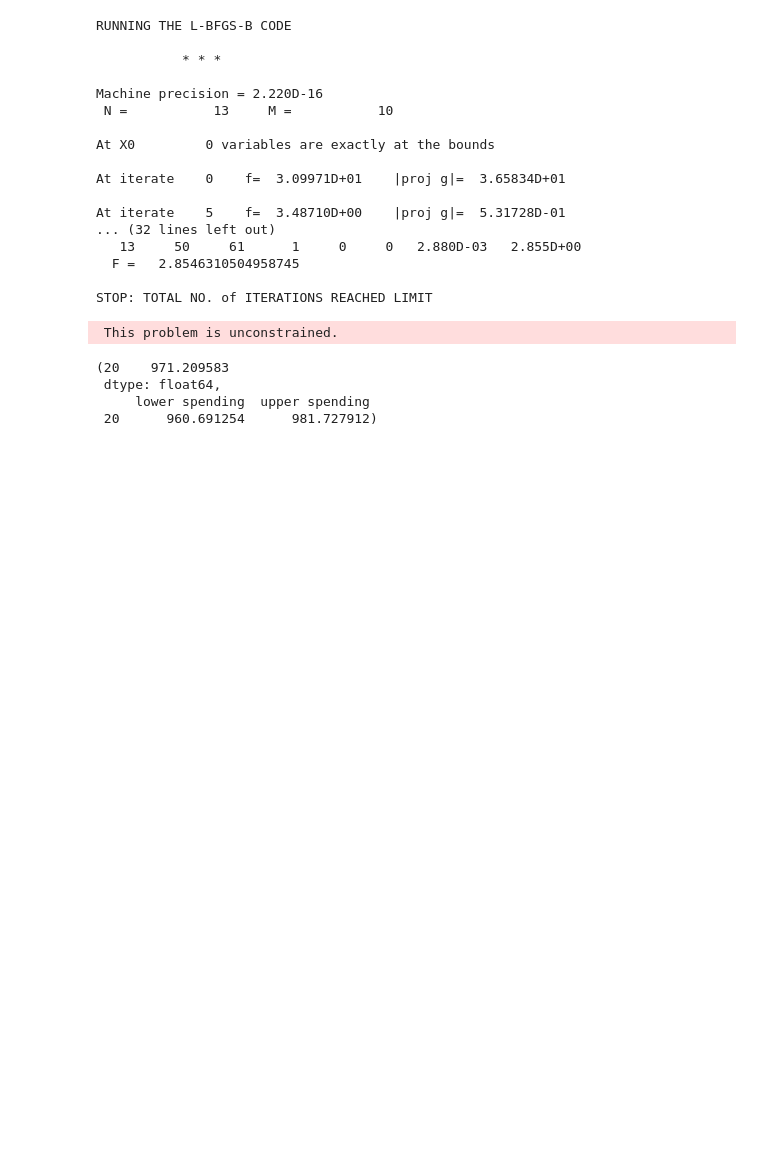
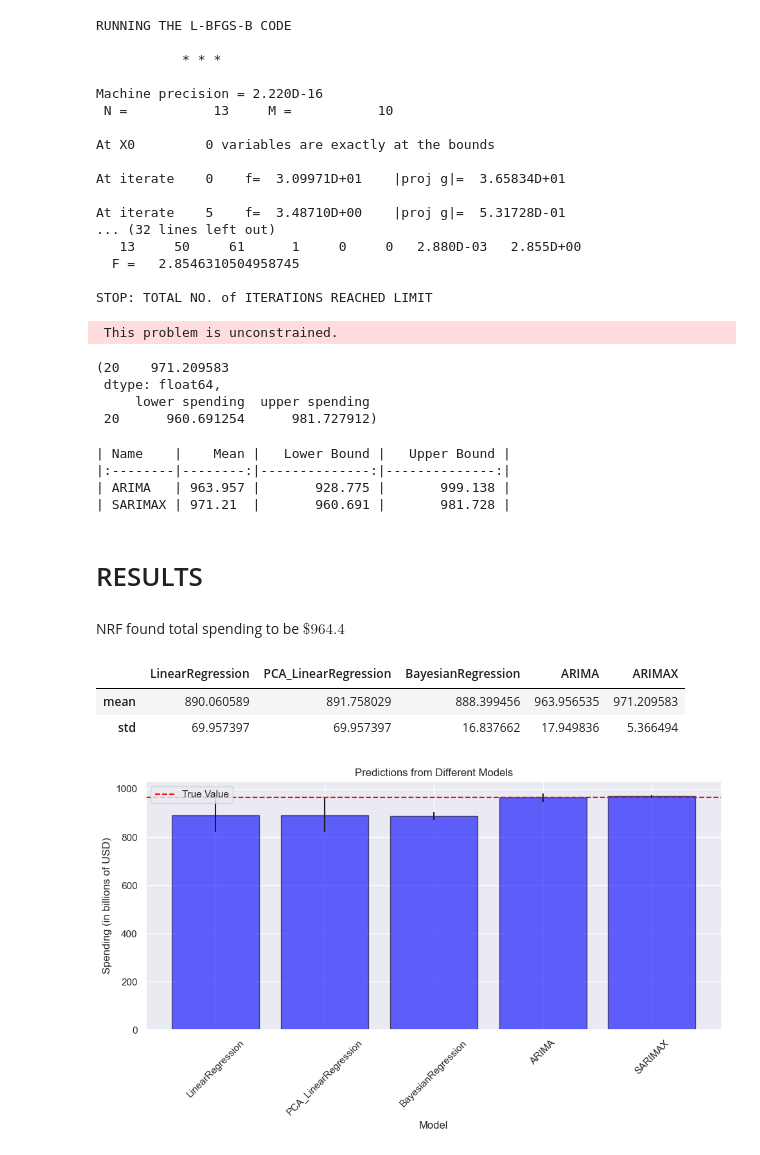
Before and after one commit to njd87/statarchive, a Jupyter notebook: christmas/Model.ipynb, the cells around one changed output. Cells and saved outputs as stored; diff of their text form; code cells hidden in the pictures; blank space fills up the shorter version.

```diff
--- a/christmas/Model.ipynb
+++ b/christmas/Model.ipynb
@@ -436,0 +436,65 @@ STOP: TOTAL NO. of ITERATIONS REACHED LIMIT
+# %%
+df_arima = pd.DataFrame(arima_results)
+
+df_arima.set_index('Name', inplace=True)
+
+print(df_arima.to_markdown())
+# %% [output]
+| Name    |    Mean |   Lower Bound |   Upper Bound |
+|:--------|--------:|--------------:|--------------:|
+| ARIMA   | 963.957 |       928.775 |       999.138 |
+| SARIMAX | 971.21  |       960.691 |       981.728 |
+# %% [markdown]
+# RESULTS
+# %% [markdown]
+NRF found total spending to be $\$964.4$
+# %%
+true = 964.4
+
+# Create a dictionary to store the predictions from each model
+# Include the mean and standard deviation
+
+models = {
+    'LinearRegression': {
+        'mean': lg_regular_sk.predict(x_test)[0][0],
+        'std': std_error_hat
+    },
+    'PCA_LinearRegression': {
+        'mean': lg_pca_sk.predict(x_test_pca)[0][0],
+        'std': std_error_hat
+    },
+    'BayesianRegression': {
+        'mean': chains[2].values.mean(),
+        'std': chains[2].values.std()
+    },
+    'ARIMA': {
+        'mean': forecast_mean[0],
+        'std': (forecast_ci[0][1] - forecast_ci[0][0])/(2 * 1.96)
+    },
+    'SARIMAX': {
+        'mean': arimax_forecast_mean.values[0],
+        'std': ((arimax_forecast_ci['upper spending'] - arimax_forecast_ci['lower spending'])/(2 * 1.96)).values[0]
+    }
+}
+# %%
+pd.DataFrame(models)
+# %% [output]
+|  | LinearRegression | PCA_LinearRegression | BayesianRegression | ARIMA | ARIMAX |
+| mean | 890.060589 | 891.758029 | 888.399456 | 963.956535 | 971.209583 |
+| std | 69.957397 | 69.957397 | 16.837662 | 17.949836 | 5.366494 |
+# %%
+# Create a bar plot to compare the predictions from each model
+df = pd.DataFrame(models).T
+plt.gcf().set_size_inches(10, 6)
+plt.bar(df.index, df['mean'], yerr=df['std'], color='blue', edgecolor='black', alpha=0.6)
+plt.xticks(rotation=45)
+plt.axhline(true, color='red', linestyle='--', label='True Value')
+plt.xlabel('Model')
+plt.ylabel('Spending (in billions of USD)')
+plt.title('Predictions from Different Models')
+plt.legend()
+plt.tight_layout()
+plt.savefig('images/model_predictions.png', dpi=500, bbox_inches='tight')
+plt.show()
+# %% [output]
+[figure, added]
```
Also changed, not shown: parts of 21 cells of this notebook, 10 other files.
